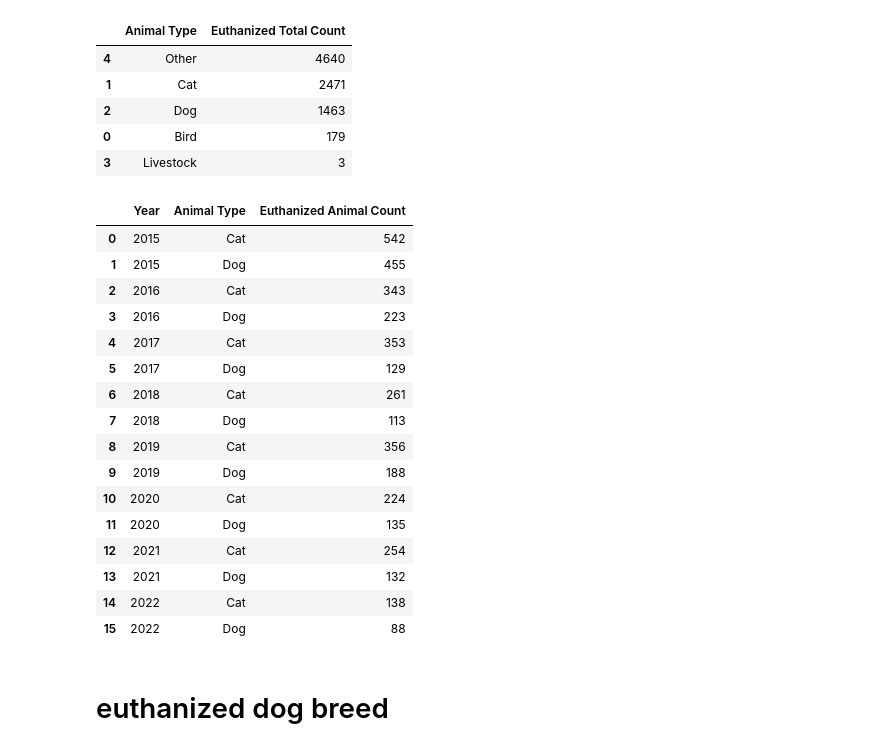
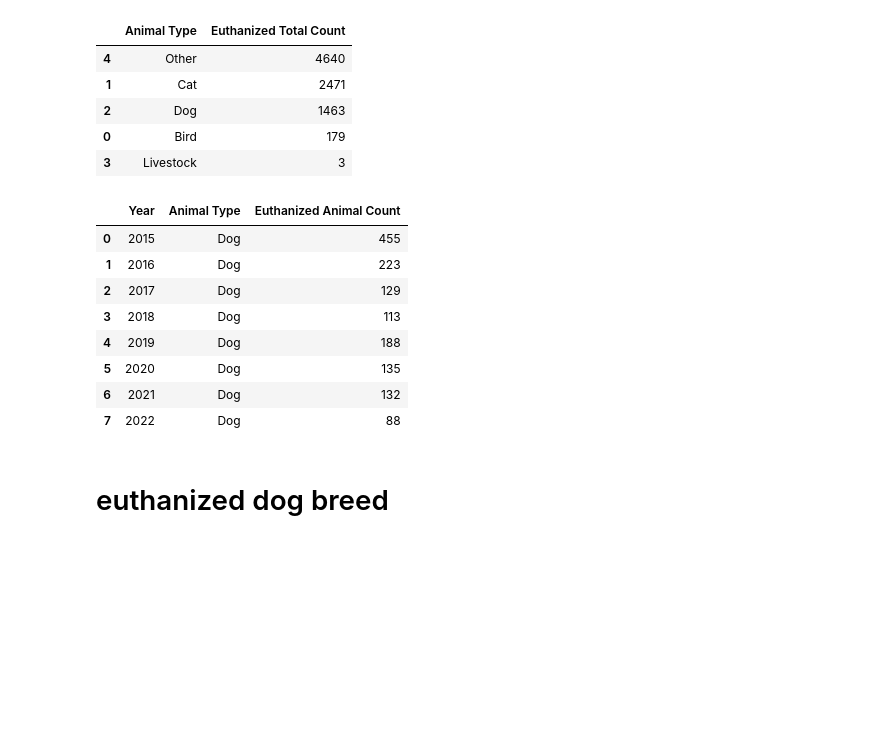
Before and after one commit to bfarao/bf_capstone, a Jupyter notebook: notebook/BrunaF_Austin_Capstone.ipynb, the cells around one changed output. Saved outputs shown, nothing was run; the diff lists cells and outputs as text; code cells hidden in the pictures; blank space fills up the shorter version.

```diff
--- a/notebook/BrunaF_Austin_Capstone.ipynb
+++ b/notebook/BrunaF_Austin_Capstone.ipynb
@@ -275,30 +302,22 @@ euth_pets
 | 0 | Bird | 179 |
 | 3 | Livestock | 3 |
 # %%
-euth_pets_year = euthanized_df[(euthanized_df['Animal Type'] == 'Dog') + (euthanized_df['Animal Type'] == 'Cat')]
-euth_pets_year = euth_pets_year.groupby(['Year','Animal Type']).count().rename(columns= {'Animal ID':' Euthanized Animal Count'})
+euth_pets_year = euthanized_df[(euthanized_df['Animal Type'] == 'Dog')]
+euth_pets_year = euth_pets_year.groupby(['Year','Animal Type']).count().rename(columns= {'Animal ID':'Euthanized Animal Count'})
 euth_pets_year = euth_pets_year.reset_index()
 euth_pets_year = euth_pets_year.drop(columns= {'Name', 'DateTime','Month', 'Date of Birth','Outcome Type', 'Outcome Subtype','Sex upon Outcome', 'Age upon Outcome', 'Breed', 'Color', 'Age', 'Breeds'})
 euth_pets_year = euth_pets_year.sort_values("Year", ascending = True)
 euth_pets_year
 # %% [output]
 |  | Year | Animal Type | Euthanized Animal Count |
-| 0 | 2015 | Cat | 542 |
-| 1 | 2015 | Dog | 455 |
-| 2 | 2016 | Cat | 343 |
-| 3 | 2016 | Dog | 223 |
-| 4 | 2017 | Cat | 353 |
-| 5 | 2017 | Dog | 129 |
-| 6 | 2018 | Cat | 261 |
-| 7 | 2018 | Dog | 113 |
-| 8 | 2019 | Cat | 356 |
-| 9 | 2019 | Dog | 188 |
-| 10 | 2020 | Cat | 224 |
-| 11 | 2020 | Dog | 135 |
-| 12 | 2021 | Cat | 254 |
-| 13 | 2021 | Dog | 132 |
-| 14 | 2022 | Cat | 138 |
-| 15 | 2022 | Dog | 88 |
+| 0 | 2015 | Dog | 455 |
+| 1 | 2016 | Dog | 223 |
+| 2 | 2017 | Dog | 129 |
+| 3 | 2018 | Dog | 113 |
+| 4 | 2019 | Dog | 188 |
+| 5 | 2020 | Dog | 135 |
+| 6 | 2021 | Dog | 132 |
+| 7 | 2022 | Dog | 88 |
 # %% [markdown]
 # euthanized dog breed
 # %%
```
Also changed, not shown: parts of 26 cells of this notebook, 5 other files.
